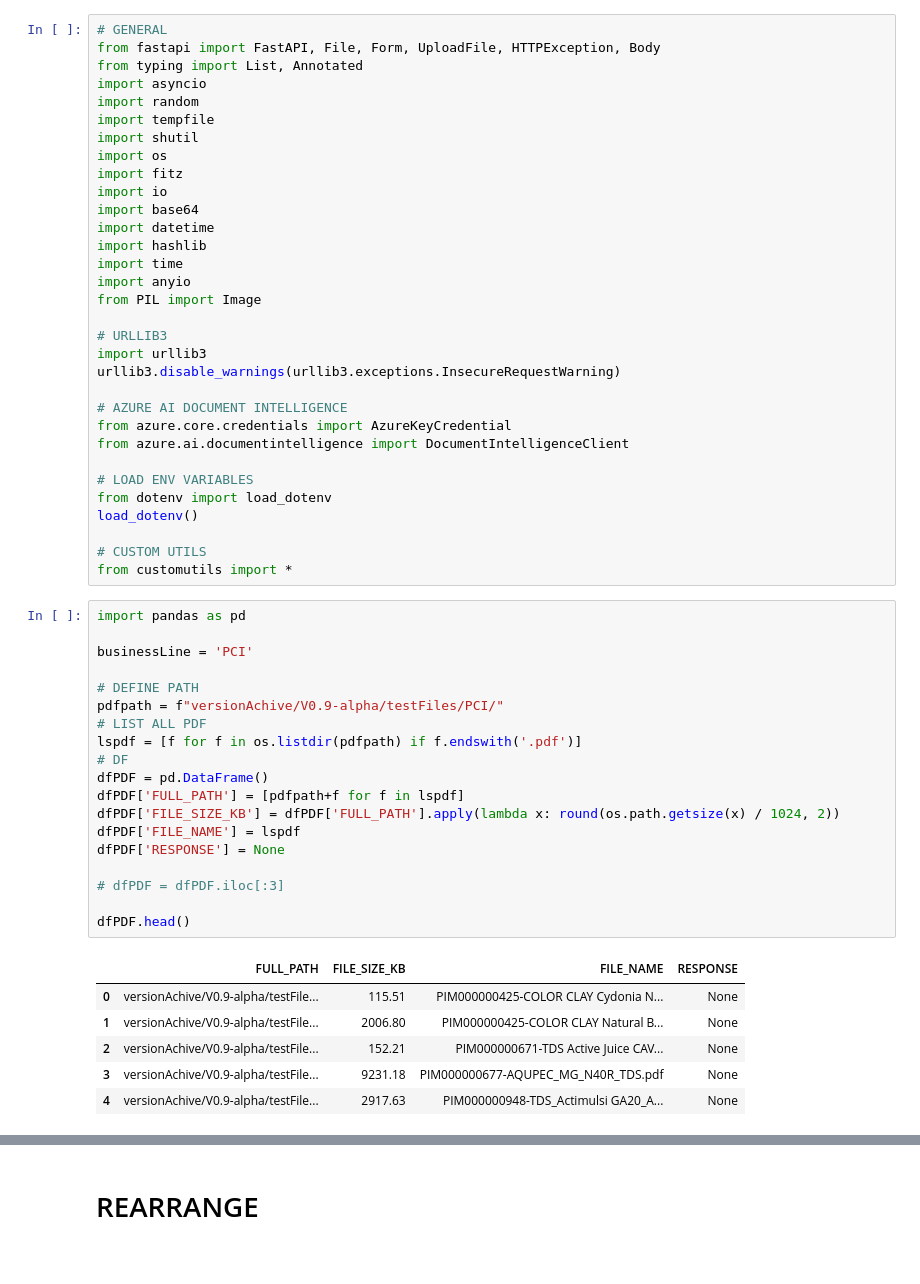
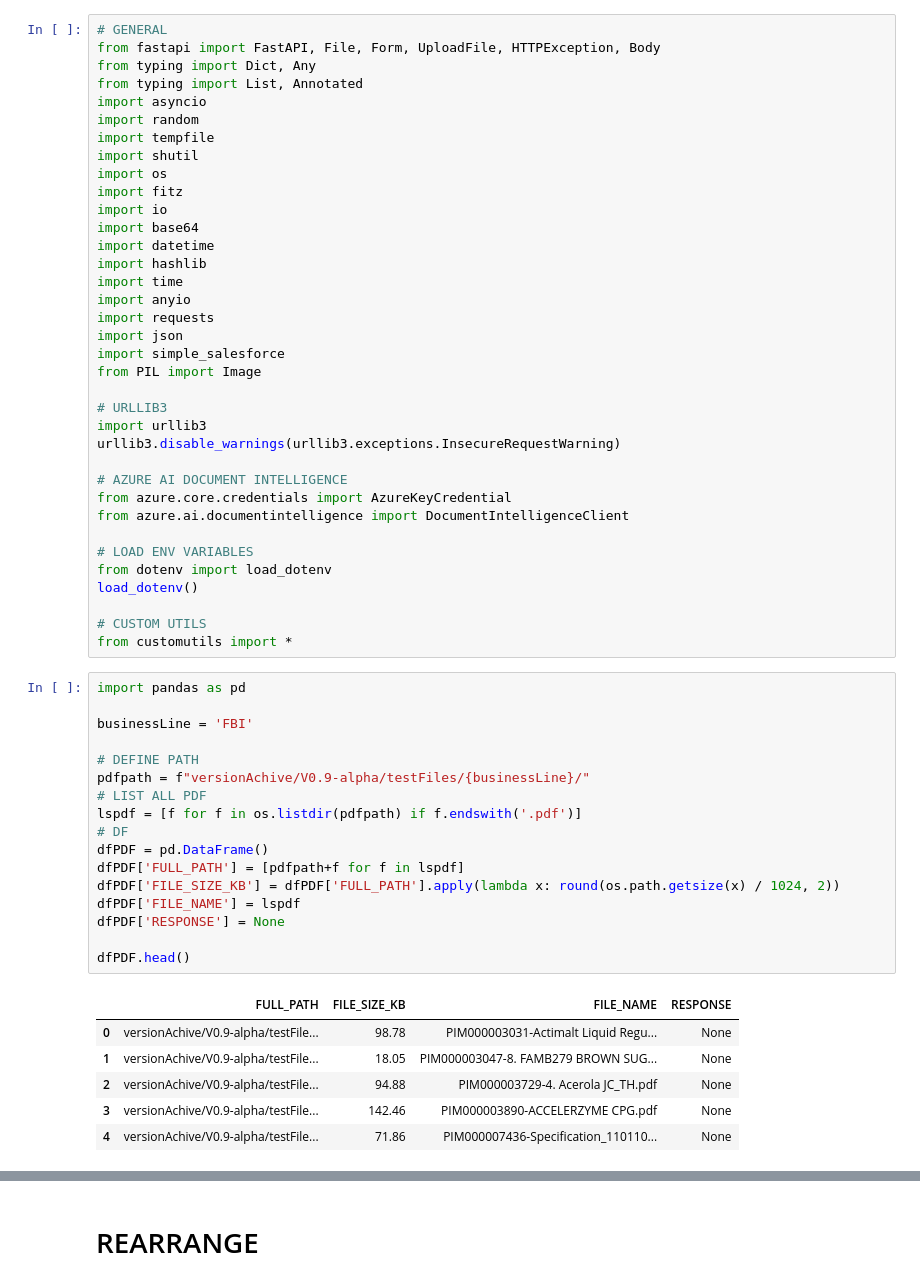
Before and after one commit to polohot/dksh-raw-tds-parser, a Jupyter notebook: apiTest.ipynb, the cells around one changed output, grey strips where cells are left out. Cells and saved outputs as stored; diff of their text form.

```diff
--- a/apiTest.ipynb
+++ b/apiTest.ipynb
@@ -1,6 +1,7 @@
 # %%
 # GENERAL
 from fastapi import FastAPI, File, Form, UploadFile, HTTPException, Body
+from typing import Dict, Any
 from typing import List, Annotated
 import asyncio
 import random
@@ -14,6 +15,9 @@ import datetime
 import hashlib
 import time
 import anyio
+import requests
+import json
+import simple_salesforce
 from PIL import Image
 
 # URLLIB3
@@ -33,28 +37,26 @@ from customutils import *
 # %%
 import pandas as pd
 
-businessLine = 'PCI'
+businessLine = 'FBI'
 
 # DEFINE PATH
-pdfpath = f"versionAchive/V0.9-alpha/testFiles/PCI/"
+pdfpath = f"versionAchive/V0.9-alpha/testFiles/{businessLine}/"
 # LIST ALL PDF
 lspdf = [f for f in os.listdir(pdfpath) if f.endswith('.pdf')]
 # DF
 dfPDF = pd.DataFrame()
 dfPDF['FULL_PATH'] = [pdfpath+f for f in lspdf]
 dfPDF['FILE_SIZE_KB'] = dfPDF['FULL_PATH'].apply(lambda x: round(os.path.getsize(x) / 1024, 2))
 dfPDF['FILE_NAME'] = lspdf
 dfPDF['RESPONSE'] = None
 
-# dfPDF = dfPDF.iloc[:3]
-
 dfPDF.head()
 # %% [output]
 |  | FULL_PATH | FILE_SIZE_KB | FILE_NAME | RESPONSE |
-| 0 | versionAchive/V0.9-alpha/testFile... | 115.51 | PIM000000425-COLOR CLAY Cydonia N... | None |
-| 1 | versionAchive/V0.9-alpha/testFile... | 2006.80 | PIM000000425-COLOR CLAY Natural B... | None |
-| 2 | versionAchive/V0.9-alpha/testFile... | 152.21 | PIM000000671-TDS Active Juice CAV... | None |
-| 3 | versionAchive/V0.9-alpha/testFile... | 9231.18 | PIM000000677-AQUPEC_MG_N40R_TDS.pdf | None |
-| 4 | versionAchive/V0.9-alpha/testFile... | 2917.63 | PIM000000948-TDS_Actimulsi GA20_A... | None |
+| 0 | versionAchive/V0.9-alpha/testFile... | 98.78 | PIM000003031-Actimalt Liquid Regu... | None |
+| 1 | versionAchive/V0.9-alpha/testFile... | 18.05 | PIM000003047-8. FAMB279 BROWN SUG... | None |
+| 2 | versionAchive/V0.9-alpha/testFile... | 94.88 | PIM000003729-4. Acerola JC_TH.pdf | None |
+| 3 | versionAchive/V0.9-alpha/testFile... | 142.46 | PIM000003890-ACCELERZYME CPG.pdf | None |
+| 4 | versionAchive/V0.9-alpha/testFile... | 71.86 | PIM000007436-Specification_110110... | None |
 # %%
 dfPDF = dfPDF.iloc[:5]
```
Also changed, not shown: parts of 7 cells of this notebook, 19 other files.
